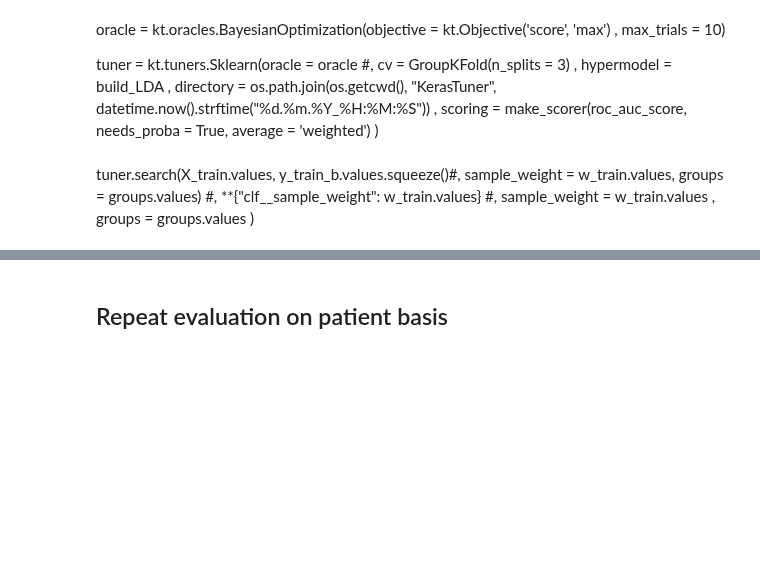
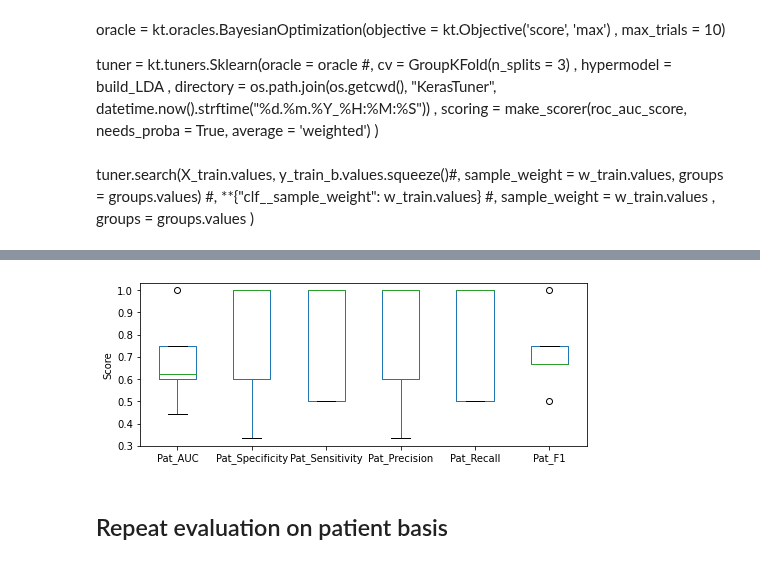
Before and after one commit to c-whitley/PHD, a Jupyter notebook: Prognosis.ipynb, the cells around one changed output, grey strips where cells are left out. Saved outputs shown, nothing was run; the diff lists cells and outputs as text; code cells hidden in the pictures; blank space fills up the shorter version.

```diff
--- a/Prognosis.ipynb
+++ b/Prognosis.ipynb
@@ -933,7 +902,7 @@ group = "Patient_Number"
 y = "1yeardeath"
 
 #data = (total - paraffin.mean(axis = 0)).sample(frac = 0.1)
-data = total.copy().sample(frac = 0.5)#.reset_index(["ASMA"]).dropna(subset = ["ASMA"]).loc[:,["ASMA"]]
+data = total.copy().sample(frac = 0.1)#.reset_index(["ASMA"]).dropna(subset = ["ASMA"]).loc[:,["ASMA"]]
 #data=sampled
 data["sample_weights"] = Cross_Eval.get_weights(data.reset_index()[f"{group}"]) * Cross_Eval.get_weights(data.reset_index()[f"{y}"])
 unique_patients = data.reset_index()[f"{group}"].unique()
@@ -997,7 +966,7 @@ for train_i, valid_i in tqdm(list(KFold(n_splits = 5, shuffle = True, random_sta
     clfs.append(clf)
     #---------------------------------------------------------------------------------------------------
 
-    scores = Cross_Eval.score(clf, X_valid, y_valid_b.iloc[:,0])
+    scores = Cross_Eval.score(clf, X_valid, y_valid_b.iloc[:,0], opt=False)
     pat_scores = {f"Pat_{key}": value for key, value in Cross_Eval.patient_score(clf, X_valid, y_valid_b).items()}
 
     scores = {**scores, **pat_scores}
@@ -1098,11 +1071,13 @@ fig.savefig(os.path.join(file_place, "pat_ROC_scores.png"), bbox_inches = 'tight
 # %%
 fig, ax = plt.subplots(ncols = 1, figsize=(8,3))
 
 results[["Pat_AUC", "Pat_Specificity", "Pat_Sensitivity", "Pat_Precision", "Pat_Recall", "Pat_F1"]].plot.box(ax = ax)
 ax.set_ylabel("Score");
 
-results.to_excel(os.path.join(file_place, "Confusion_Matrix_bad.xlsx"))
-fig.savefig(os.path.join(file_place, "pat_scores.png"), bbox_inches = 'tight')
+#results.to_excel(os.path.join(file_place, "Confusion_Matrix_bad.xlsx"))
+#fig.savefig(os.path.join(file_place, "pat_scores.png"), bbox_inches = 'tight')
+# %% [output]
+[figure, added]
 # %%
 from sklearn.model_selection import StratifiedKFold
 # %%
```
Also changed, not shown: parts of 15 cells of this notebook, 3 other files.
